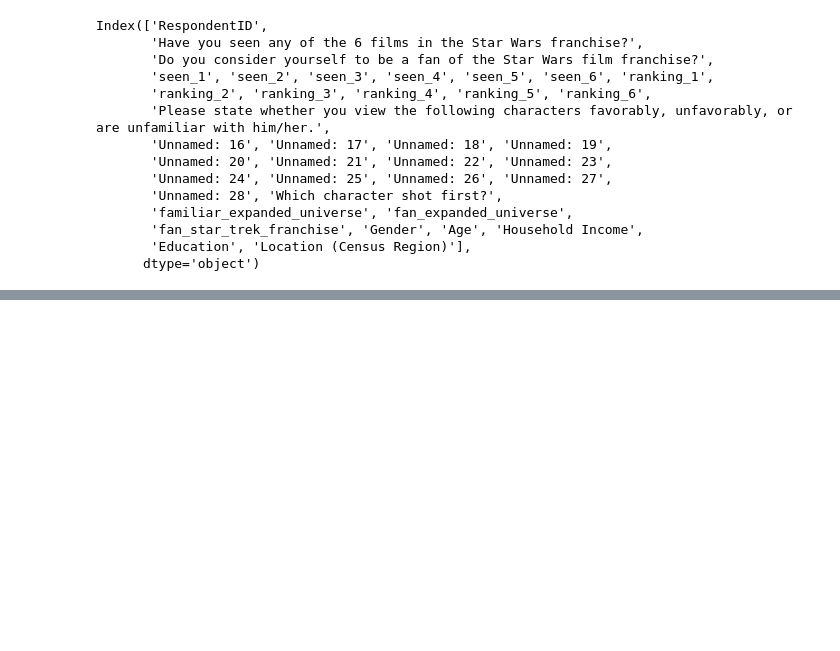
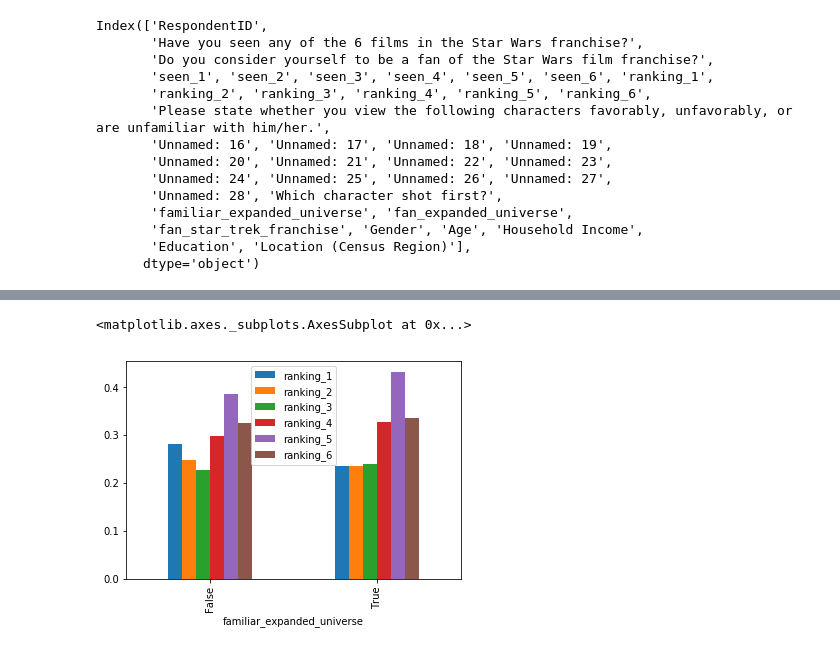
Before and after one commit to purvil/Star-Wars-survey-analysis, a Jupyter notebook: Star Wars Survey Analysis.ipynb, the cells around one changed output, grey strips where cells are left out. Cells and saved outputs as stored; diff of their text form; code cells hidden in the pictures; blank space fills up the shorter version.

```diff
--- a/Star Wars Survey Analysis.ipynb
+++ b/Star Wars Survey Analysis.ipynb
@@ -227,0 +299,5 @@ Index(['RespondentID',
+# %%
+star_wars.groupby('familiar_expanded_universe')['ranking_1','ranking_2','ranking_3','ranking_4','ranking_5','ranking_6'].mean().rdiv(1).plot(kind='bar')
+# %% [output]
+<matplotlib.axes._subplots.AxesSubplot at 0x...>
+[figure, added]
```
Also changed, not shown: parts of 18 cells of this notebook.
